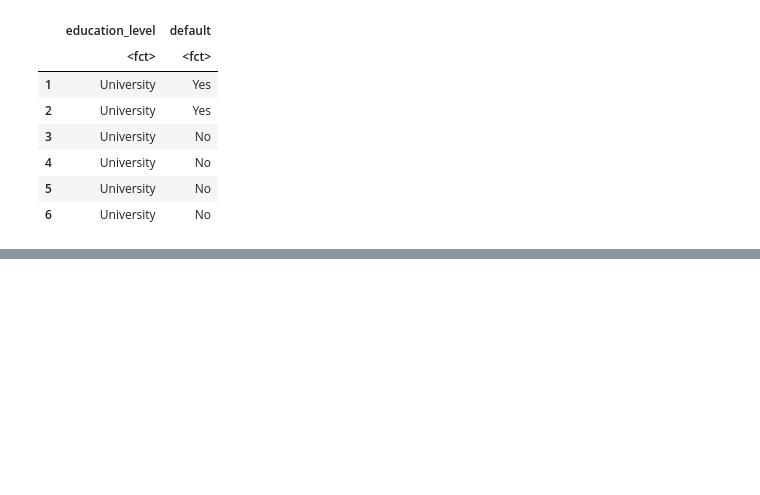
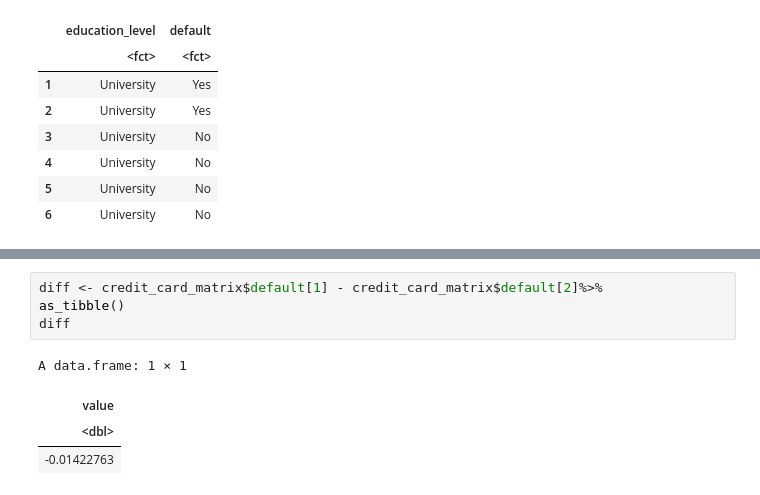
Before and after one commit to theqquach/stat201-project, a Jupyter notebook: Credit-Cards.ipynb, the cells around one changed output, grey strips where cells are left out. Cells and saved outputs as stored; diff of their text form; blank space fills up the shorter version.

```diff
--- a/Credit-Cards.ipynb
+++ b/Credit-Cards.ipynb
@@ -92,0 +120,9 @@ ERROR: Error in dcast(., education_level ~ default, value.var = "count"): could
+# %%
+diff <- credit_card_matrix$default[1] - credit_card_matrix$default[2]%>%
+as_tibble()
+diff
+# %% [output]
+A data.frame: 1 × 1
+| value |
+| <dbl> |
+| -0.01422763 |
```
Also changed, not shown: parts of 11 cells of this notebook.
